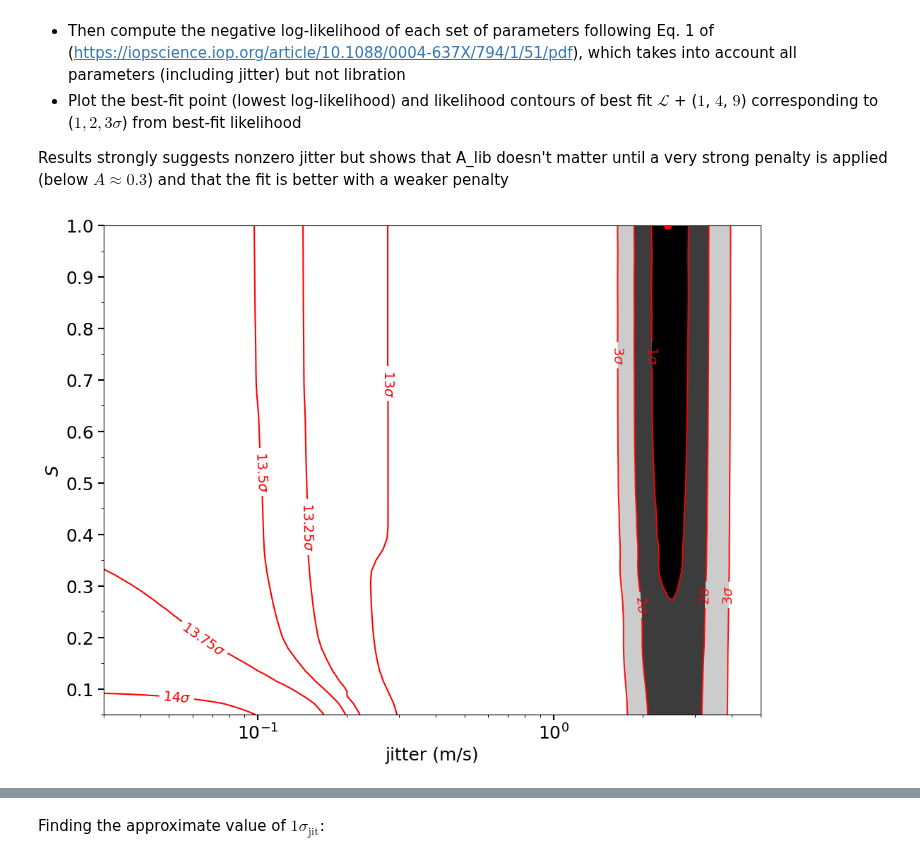
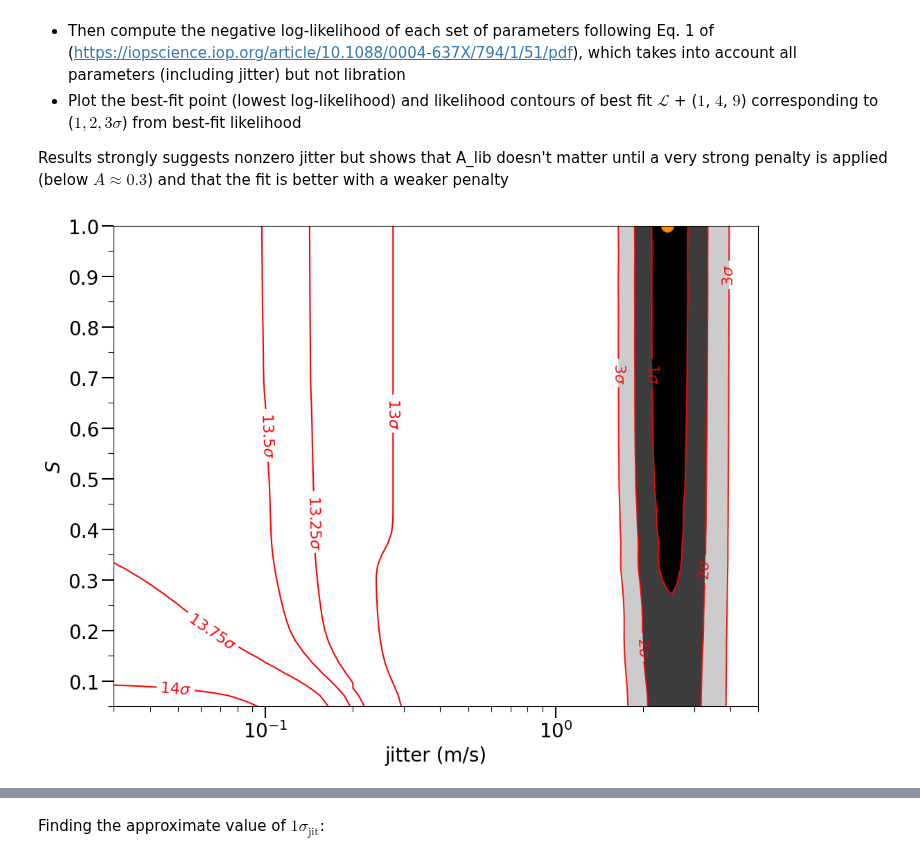
Before and after one commit to ia-chow/SURF2022, a Jupyter notebook: SURF/hd45364_jitter_sini_EDITED.ipynb, the cells around one changed output, grey strips where cells are left out. Saved outputs shown, nothing was run; the diff lists cells and outputs as text; code cells hidden in the pictures.

```diff
--- a/SURF/hd45364_jitter_sini_EDITED.ipynb
+++ b/SURF/hd45364_jitter_sini_EDITED.ipynb
@@ -796,7 +795,7 @@ jitters_0_05 = np.concatenate((np.linspace(0., 0.2, 50), np.linspace(0.2, 0.5, 5
 Alibs_0_05 = np.linspace(1.1, 0.05, 50)
 jitters_grid_0_05, Alibs_grid_0_05 = np.meshgrid(jitters_0_05, Alibs_0_05)
 neg_log_likelihoods_0_05 = scipy.ndimage.filters.gaussian_filter(np.concatenate((neg_log_likelihoods_02, neg_log_likelihoods_02_05), axis=1),
-                                                                 sigma=1.)
+                                                                 sigma=1.2)
 # neg_log_likelihoods_0_05 = np.concatenate((scipy.ndimage.filters.gaussian_filter(neg_log_likelihoods_02, sigma=1.2),
 #                                            scipy.ndimage.filters.gaussian_filter(neg_log_likelihoods_02_05, sigma=1.2)), axis=1)
 
@@ -825,45 +824,46 @@ levels2 = [min_likelihood + 13. ** 2, min_likelihood + 13.45 ** 2, min_likelihoo
 manual_locations = [(2.4, 0.7), (1.7, 0.6), (2.0, 0.6), (3.3, 0.6), (3.9, 0.6)]
 
 # plotting
+plt.rc('font', size=20)
 fig_, ax = plt.subplots(nrows=1, ncols=1, figsize = (12, 9), dpi=100)
 plt.xscale('log')
 fig = plt.contourf(jitters_grid, Alibs_grid, neg_log_likelihoods, levels = levels, cmap=plt.get_cmap('Greys_r'), alpha=1.,
                    antialiased=True, extend='min', label='negative log likelihoods')
 
 fig = plt.contour(jitters_grid, Alibs_grid, neg_log_likelihoods, levels = levels, colors = 'r', alpha = 0.9, antialiased=True)
 fig2 = plt.contour(jitters_grid_0_05, Alibs_grid_0_05, neg_log_likelihoods_0_05, levels = levels2, colors='r')
 # fig3 = plt.contour(jitters_grid_02, Alibs_grid_02, neg_log_likelihoods_02, levels = levels2)
 # fig2 = plt.contour(jitters_grid_05, Alibs_grid_05, neg_log_likelihoods_05, levels = [396, 397, 397.5])
-plt.scatter(jitters_grid[min_likelihood_index], Alibs_grid[min_likelihood_index], label = 'Best fit', color='red', s=50)
+plt.scatter(jitters_grid[min_likelihood_index], Alibs_grid[min_likelihood_index], label = 'Best fit', color='darkorange', s=150)
 # plt.annotate(f'{np.round(min_likelihood, 2)}', xy=(jitters_grid[min_likelihood_index], Alibs_grid[min_likelihood_index]),
 #               xycoords='data', textcoords='axes fraction', xytext=(0.45, 0.95), color='red')
 plt.xlabel('jitter (m/s)'), plt.ylabel(r'$S$')
 # plt.clabel(fig, inline=True, fontsize=28, colors='k')#, manual=manual_locations)
 
 low_fmt = {}
 high_fmt = {}
 strs_low = [r'$13\sigma$', r'$13.25\sigma$', r'$13.5\sigma$', r'$13.75\sigma$', r'$14\sigma$']
 strs_high = [r'$1\sigma$', r'$2\sigma$', r'$3\sigma$']
 for l, s in zip(levels2, strs_low):
     low_fmt[l] = s
 for l, s in zip(levels, strs_high):
     high_fmt[l] = s
 
 # Basic contour plot
 # plt.clabel(fig3, inline=True, fontsize=14)
 # yticks
-plt.tick_params('both', length=6, width=1.5, which='major')
-plt.tick_params('both', length=3, width=0.75, which='minor')
+ax.tick_params('both', length=12, width=1.5, which='major')
+ax.tick_params('both', length=6, width=0.8, which='minor')
 ax.yaxis.set_major_locator(MultipleLocator(0.1))
 ax.yaxis.set_minor_locator(MultipleLocator(0.05))
 plt.xlim(left=3e-2)
 plt.ylim(top=1.)
-plt.clabel(fig, inline=True, fmt=high_fmt, fontsize=14)
-plt.clabel(fig2, inline=True, fmt=low_fmt, fontsize=14)
+plt.clabel(fig, inline=True, fmt=high_fmt, fontsize=16)
+plt.clabel(fig2, inline=True, fmt=low_fmt, fontsize=16)
 # plt.legend(loc='upper right')
 plt.savefig('2021_fall-2022_winter/paper_figures/Alib_jitter_sini_contour_05_5.png')#, fmt='png')
 # %% [output]
-[figure, old version]
+[figure, new version]
 # %%
 # neg_log_likelihoods = np.load('neg_log_likelihoods_everything_contours.npy')
 fig, ax = plt.subplots(1, 1, figsize = (12, 8), dpi=100)
```
Also changed, not shown: parts of 13 cells of this notebook, 2 other files.
